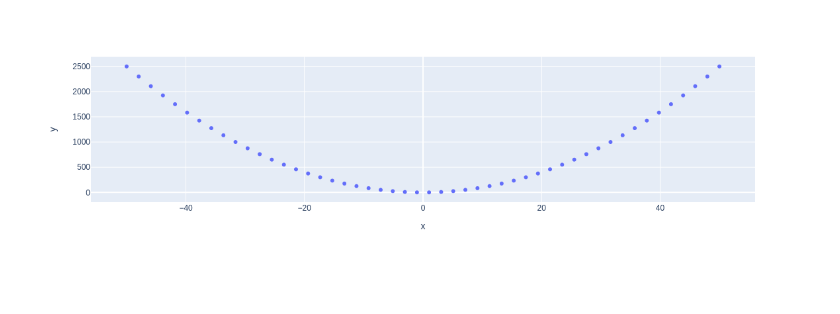
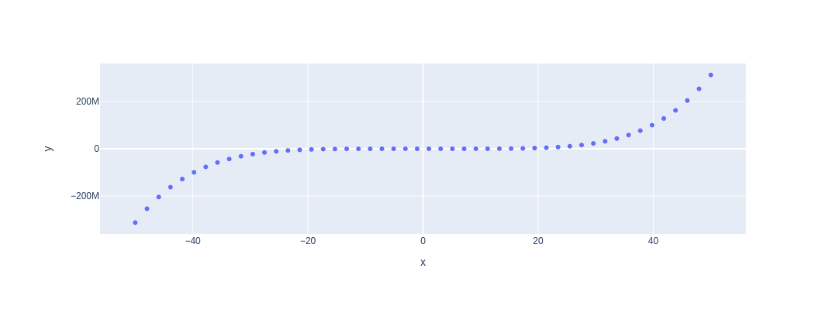
Before and after one commit to fushilong/my-notebooks-repo, a Jupyter notebook: experiment1.ipynb, the cells around one changed output. Drawn from its saved outputs; the diff is of its cells as text; code cells hidden in the pictures; blank space fills up the shorter version.

```diff
--- a/experiment1.ipynb
+++ b/experiment1.ipynb
@@ -6,7 +6,7 @@ import plotly.express as px
 x = np.linspace(start=-50, stop=50)
 
 # y-axis data points
-y = x ** 2
+y = x ** 5
 
 # define the plot
 fig = px.scatter(x=x, y=y)
@@ -17 +16 @@ fig.show()
-[figure, old version]
+[figure, new version]
```
Also changed, not shown: parts of 1 cell of this notebook.
